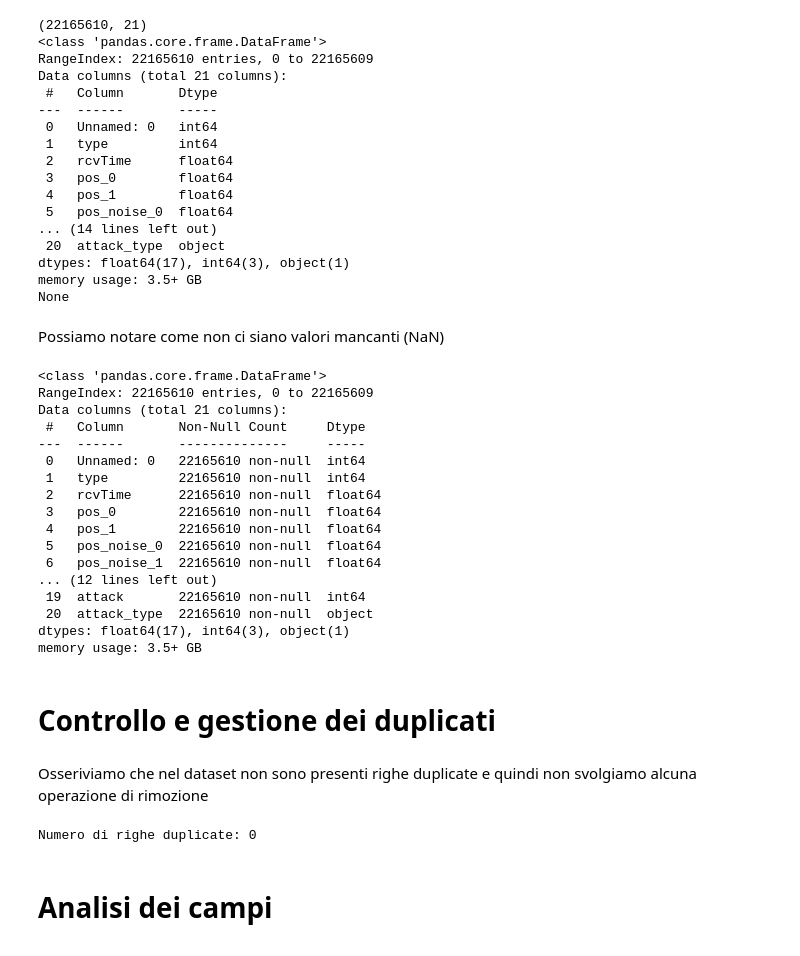
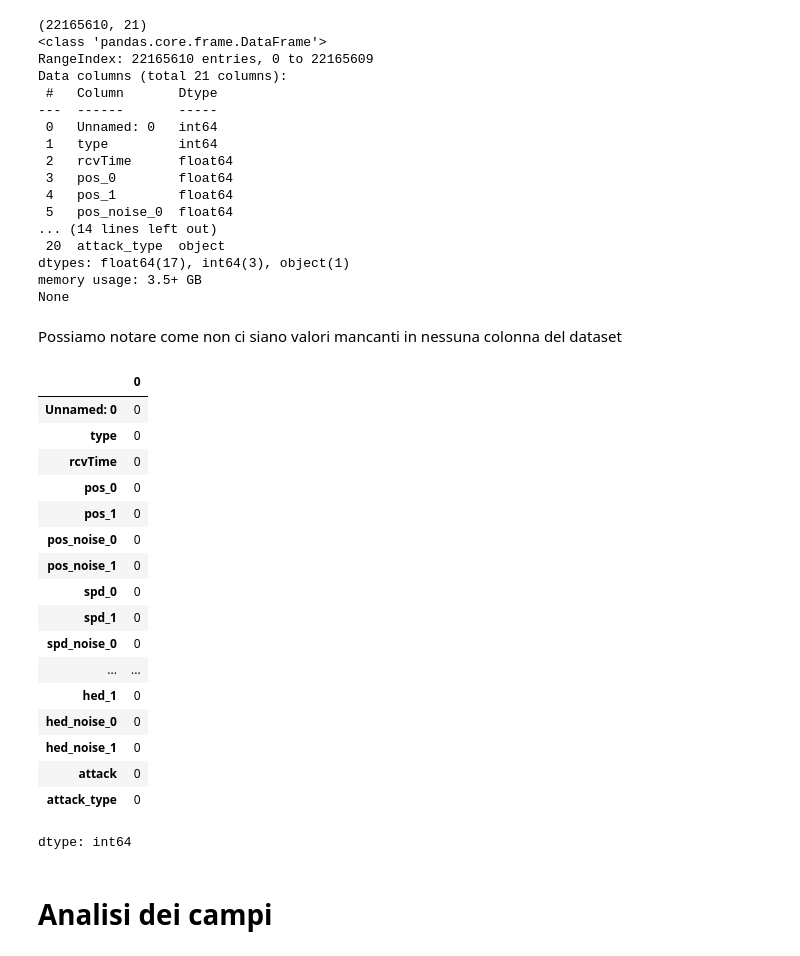
Before and after one commit to gar-nov/tirocinio, a Jupyter notebook: clean_dataset.ipynb, the cells around one changed output. Cells and saved outputs as stored; diff of their text form; code cells hidden in the pictures.

```diff
--- a/clean_dataset.ipynb
+++ b/clean_dataset.ipynb
@@ -83,41 +82,28 @@ dtypes: float64(17), int64(3), object(1)
 memory usage: 3.5+ GB
 None
 # %% [markdown]
-Possiamo notare come non ci siano valori mancanti (NaN)
+Possiamo notare come non ci siano valori mancanti in nessuna colonna del dataset
-# %%
-data.info(verbose=True, show_counts=True)
-# %% [output]
-<class 'pandas.core.frame.DataFrame'>
-RangeIndex: 22165610 entries, 0 to 22165609
-Data columns (total 21 columns):
- #   Column       Non-Null Count     Dtype
----  ------       --------------     -----
- 0   Unnamed: 0   22165610 non-null  int64
- 1   type         22165610 non-null  int64
- 2   rcvTime      22165610 non-null  float64
- 3   pos_0        22165610 non-null  float64
- 4   pos_1        22165610 non-null  float64
- 5   pos_noise_0  22165610 non-null  float64
- 6   pos_noise_1  22165610 non-null  float64
-... (12 lines left out)
- 19  attack       22165610 non-null  int64
- 20  attack_type  22165610 non-null  object
-dtypes: float64(17), int64(3), object(1)
-memory usage: 3.5+ GB
-# %% [markdown]
-# Controllo e gestione dei duplicati
-# %% [markdown]
-Osseriviamo che nel dataset non sono presenti righe duplicate e quindi non svolgiamo alcuna operazione di rimozione
-# %%
-# Conto quante righe duplicate ci sono
-num_duplicati = data.duplicated().sum()
-print(f"Numero di righe duplicate: {num_duplicati}")
-
-# visualizzo le righe duplicate se > 0
-if num_duplicati > 0:
-    display(data[data.duplicated()].head())
-# %% [output]
-Numero di righe duplicate: 0
+# %%
+data.isnull().sum()   # per vedere i valori mancanti
+# %% [output]
+|  | 0 |
+| Unnamed: 0 | 0 |
+| type | 0 |
+| rcvTime | 0 |
+| pos_0 | 0 |
+| pos_1 | 0 |
+| pos_noise_0 | 0 |
+| pos_noise_1 | 0 |
+| spd_0 | 0 |
+| spd_1 | 0 |
+| spd_noise_0 | 0 |
+| ... | ... |
+| hed_1 | 0 |
+| hed_noise_0 | 0 |
+| hed_noise_1 | 0 |
+| attack | 0 |
+| attack_type | 0 |
+dtype: int64
 # %% [markdown]
 # Analisi dei campi
 # %%
```
Also changed, not shown: parts of 24 cells of this notebook.
